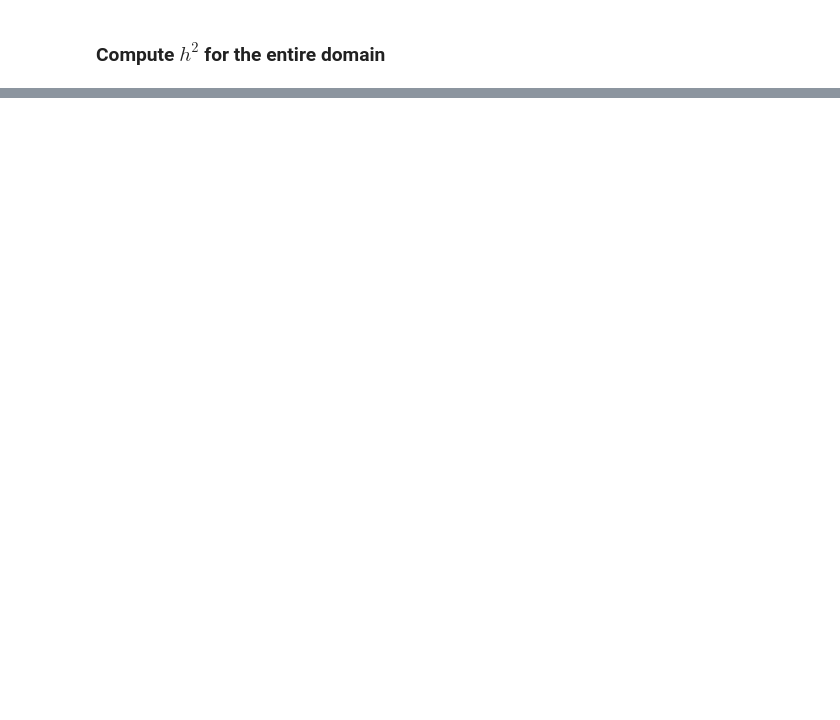
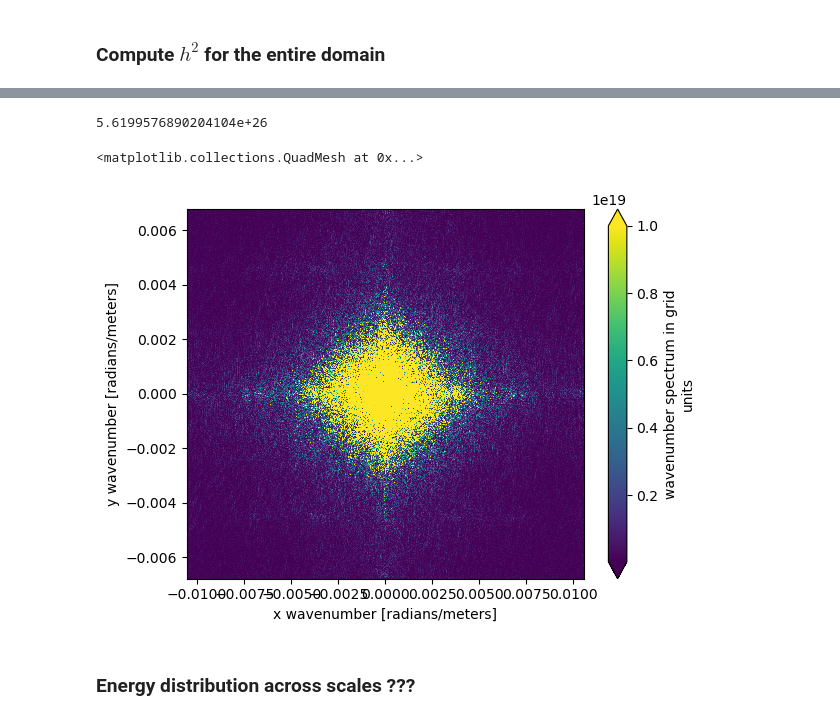
Before and after one commit to luweiyang/MOM6_global_tide_only, a Jupyter notebook: input/test_h2_window_vs_planefit.ipynb, the cells around one changed output, grey strips where cells are left out. Drawn from its saved outputs; the diff is of its cells as text; code cells hidden in the pictures; blank space fills up the shorter version.

```diff
--- a/input/test_h2_window_vs_planefit.ipynb
+++ b/input/test_h2_window_vs_planefit.ipynb
@@ -445,0 +650,24 @@ Sum of variance:  4.118976518776979e+17
+# %%
+topog_spd_2d, topog_filt_fil, dx, dy, window, fac = fft_topog(topog_filt,delta_lon,delta_lat,alpha=0.8,border=0.9,k_grid_units=False)
+A_loc = 10 * delta_lon * 1e+3 * 10 * delta_lat * 1e+3
+
+kymin_tile = np.nanmin(np.diff(tile_spec.ky))
+kxmin_tile = np.nanmin(np.diff(tile_spec.kx))
+
+h_rms, kh2 = compute_h_rms(A_loc,topog_spd_2d)
+var_int_k = h_rms**2 * 4 * A_loc * np.pi**2
+print('variance: %3.2e'% (np.var(topog_filt).values*A_loc))
+print('rms height = %.2f m' % h_rms)
+print('h_rms^2 * 4 * A * np.pi**2 = %3.2e' % var_int_k)
+print('k h$^2$: % 3.2e'%kh2)
+
+h_rms_kmin, kh2_kmin = compute_h_rms_kmin(A_loc,topog_spd_2d,kxmin_tile,kymin_tile)
+var_int_k_kmin = h_rms_kmin**2 * 4 * A_loc * np.pi**2
+print('rms height = %.2f m' % h_rms_kmin)
+print('h_rms^2 * 4 * A * np.pi**2 = %3.2e' % var_int_k_kmin)
+print('k h$^2$: % 3.2e'%kh2_kmin)
+
+h_rms_kmax = compute_h_rms_kmax(A_loc,topog_spd_2d,kxmin_tile,kymin_tile)
+var_int_k_kmin = h_rms_kmax**2 * 4 * A_loc * np.pi**2
+print('rms height = %.2f m' % h_rms_kmax)
+print('h_rms^2 * 4 * A * np.pi**2 = %3.2e' % var_int_k_kmin)
@@ -445,0 +684,11 @@ Sum of variance:  4.118976518776979e+17
+# %%
+np.nanmax(topog_spd_2d)
+# %% [output]
+5.6199576890204104e+26
+# %%
+topog_spd_2d.plot(vmin=1e+16,vmax=1e+19)
+# %% [output]
+<matplotlib.collections.QuadMesh at 0x...>
+[figure, added]
+# %% [markdown]
+### Energy distribution across scales ???
```
Also changed, not shown: parts of 48 cells of this notebook.
